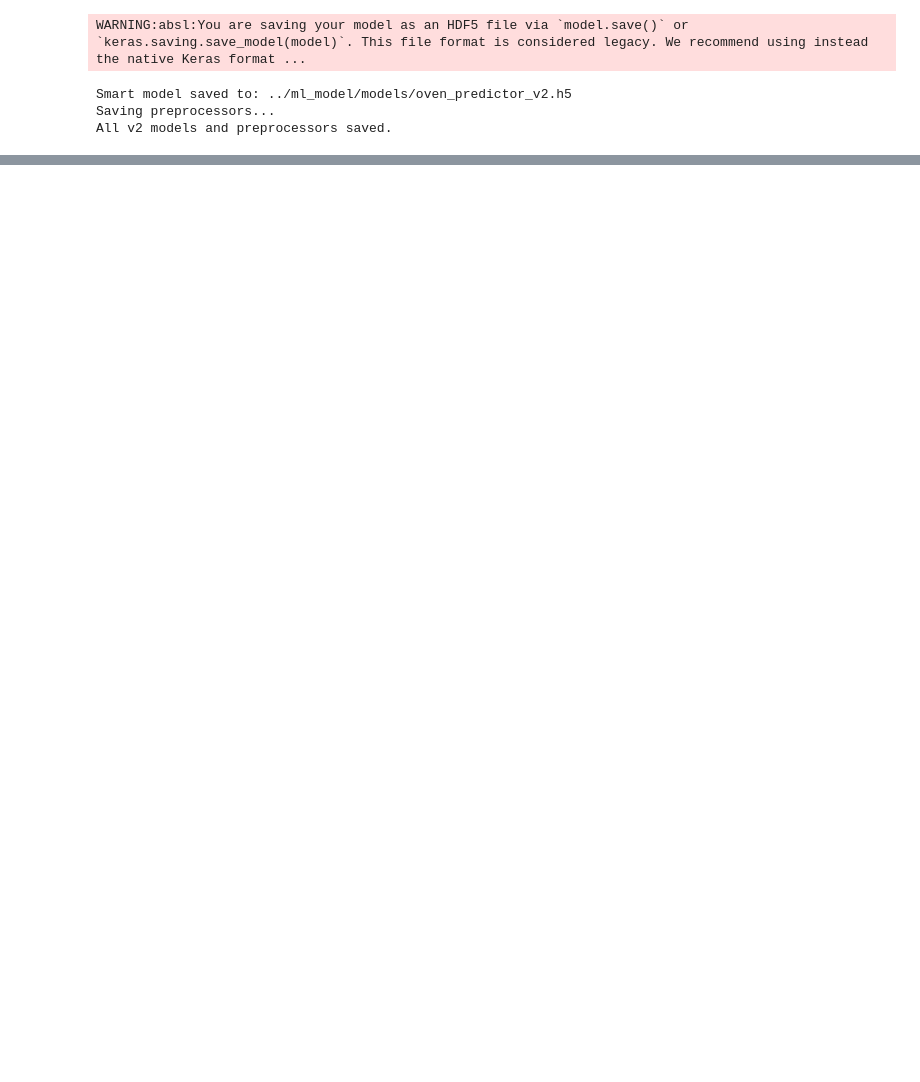
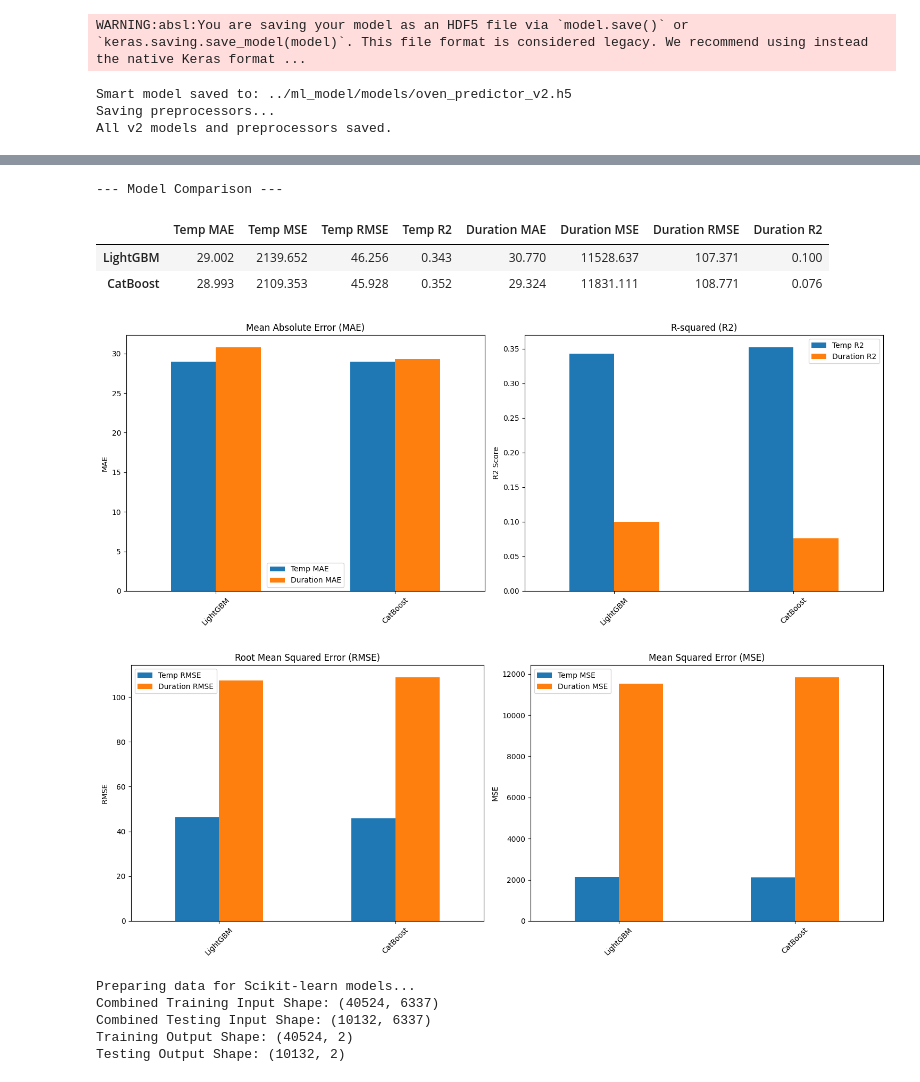
Before and after one commit to Neel-29/smart-oven-aiot, a Jupyter notebook: notebooks/model_prototyping.ipynb, the cells around one changed output, grey strips where cells are left out. Saved outputs shown, nothing was run; the diff lists cells and outputs as text; code cells hidden in the pictures; blank space fills up the shorter version.

```diff
--- a/notebooks/model_prototyping.ipynb
+++ b/notebooks/model_prototyping.ipynb
@@ -369,0 +563,78 @@ plt.show()
+# %%
+import matplotlib.pyplot as plt
+
+comparison_df = pd.DataFrame(results).T # Transpose to have models as rows
+print("\n\n--- Model Comparison ---")
+# Display with formatted numbers
+pd.options.display.float_format = '{:.3f}'.format
+display(comparison_df)
+fig, axes = plt.subplots(1, 2, figsize=(15, 6))
+
+comparison_df[['Temp MAE', 'Duration MAE']].plot(kind='bar', ax=axes[0])
+axes[0].set_title('Mean Absolute Error (MAE)')
+axes[0].set_ylabel('MAE')
+axes[0].tick_params(axis='x', rotation=45)
+
+# Plot R2 for Temperature and Duration
+comparison_df[['Temp R2', 'Duration R2']].plot(kind='bar', ax=axes[1])
+axes[1].set_title('R-squared (R2)')
+axes[1].set_ylabel('R2 Score')
+axes[1].tick_params(axis='x', rotation=45)
+
+plt.tight_layout()
+plt.show()
+
+# Plot RMSE for Temperature and Duration
+fig, axes = plt.subplots(1, 2, figsize=(15, 6))
+
+comparison_df[['Temp RMSE', 'Duration RMSE']].plot(kind='bar', ax=axes[0])
+axes[0].set_title('Root Mean Squared Error (RMSE)')
+axes[0].set_ylabel('RMSE')
+axes[0].tick_params(axis='x', rotation=45)
+
+# Plot MSE for Temperature and Duration
+comparison_df[['Temp MSE', 'Duration MSE']].plot(kind='bar', ax=axes[1])
+axes[1].set_title('Mean Squared Error (MSE)')
+axes[1].set_ylabel('MSE')
+axes[1].tick_params(axis='x', rotation=45)
+
+plt.tight_layout()
+plt.show()
+# %% [output]
+--- Model Comparison ---
+|  | Temp MAE | Temp MSE | Temp RMSE | Temp R2 | Duration MAE | Duration MSE | Duration RMSE | Duration R2 |
+| LightGBM | 29.002 | 2139.652 | 46.256 | 0.343 | 30.770 | 11528.637 | 107.371 | 0.100 |
+| CatBoost | 28.993 | 2109.353 | 45.928 | 0.352 | 29.324 | 11831.111 | 108.771 | 0.076 |
+[figure, added]
+[figure, added]
+# %%
+# In model_prototyping.ipynb - New Cell
+
+from sklearn.ensemble import RandomForestRegressor
+from sklearn.neural_network import MLPRegressor
+import xgboost as xgb
+from sklearn.metrics import mean_absolute_error, mean_squared_error, r2_score
+import numpy as np
+
+print("Preparing data for Scikit-learn models...")
+
+# Combine the different input arrays into single matrices for train and test sets
+# X_name_train, X_env_train, X_ingr_train, X_tags_train are from the train_test_split cell
+
+# Concatenate horizontally: (name_encoded, env_scaled, ingredients_encoded, tags_encoded)
+X_train_combined = np.hstack((X_name_train, X_env_train, X_ingr_train, X_tags_train))
+X_test_combined = np.hstack((X_name_test, X_env_test, X_ingr_test, X_tags_test))
+
+# Y_train and Y_test are already the scaled [n_samples, 2] arrays (Temp, Duration)
+# We use the scaled Y values for consistency across models
+
+print(f"Combined Training Input Shape: {X_train_combined.shape}")
+print(f"Combined Testing Input Shape: {X_test_combined.shape}")
+print(f"Training Output Shape: {Y_train.shape}")
+print(f"Testing Output Shape: {Y_test.shape}")
+# %% [output]
+Preparing data for Scikit-learn models...
+Combined Training Input Shape: (40524, 6337)
+Combined Testing Input Shape: (10132, 6337)
+Training Output Shape: (40524, 2)
+Testing Output Shape: (10132, 2)
```
Also changed, not shown: parts of 10 cells of this notebook, 10 other files.
